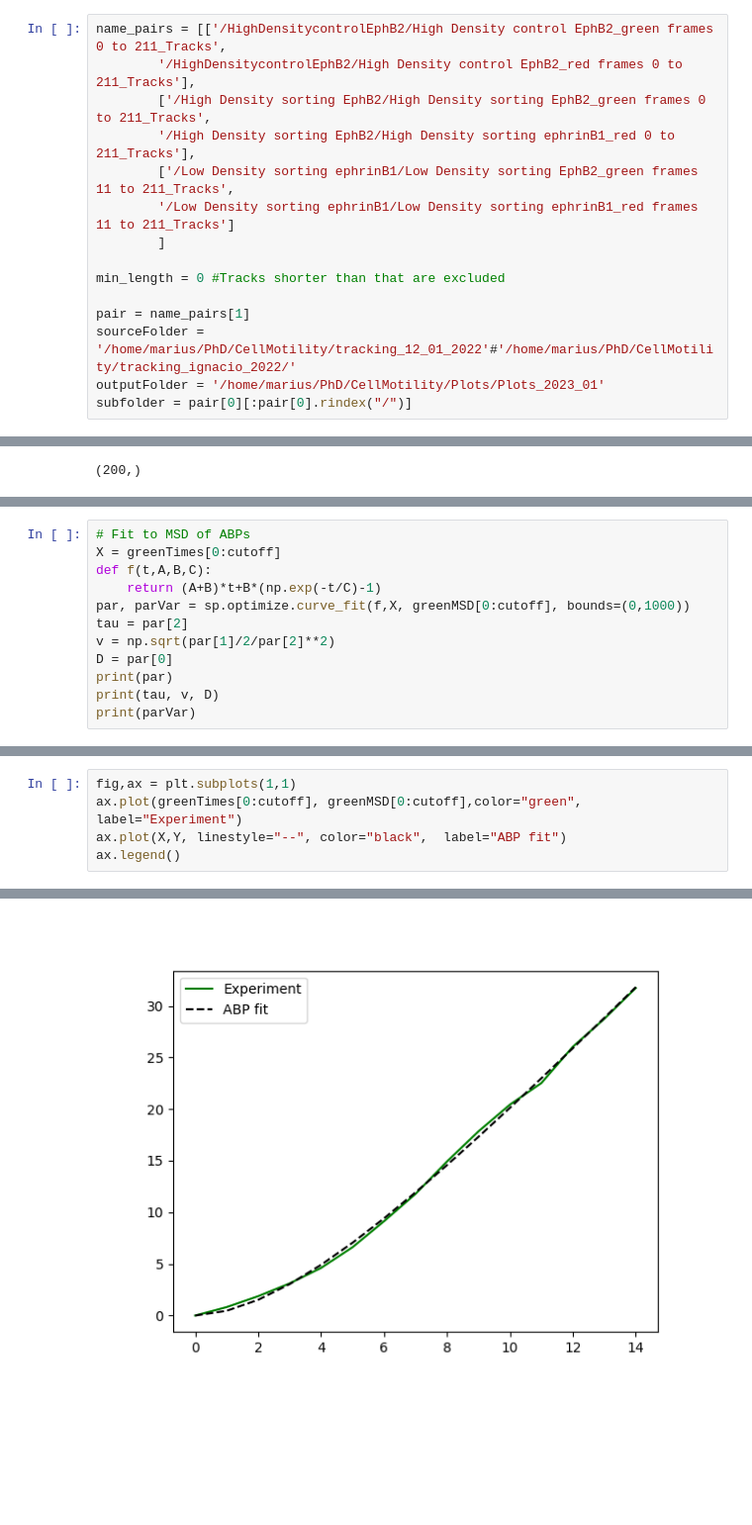
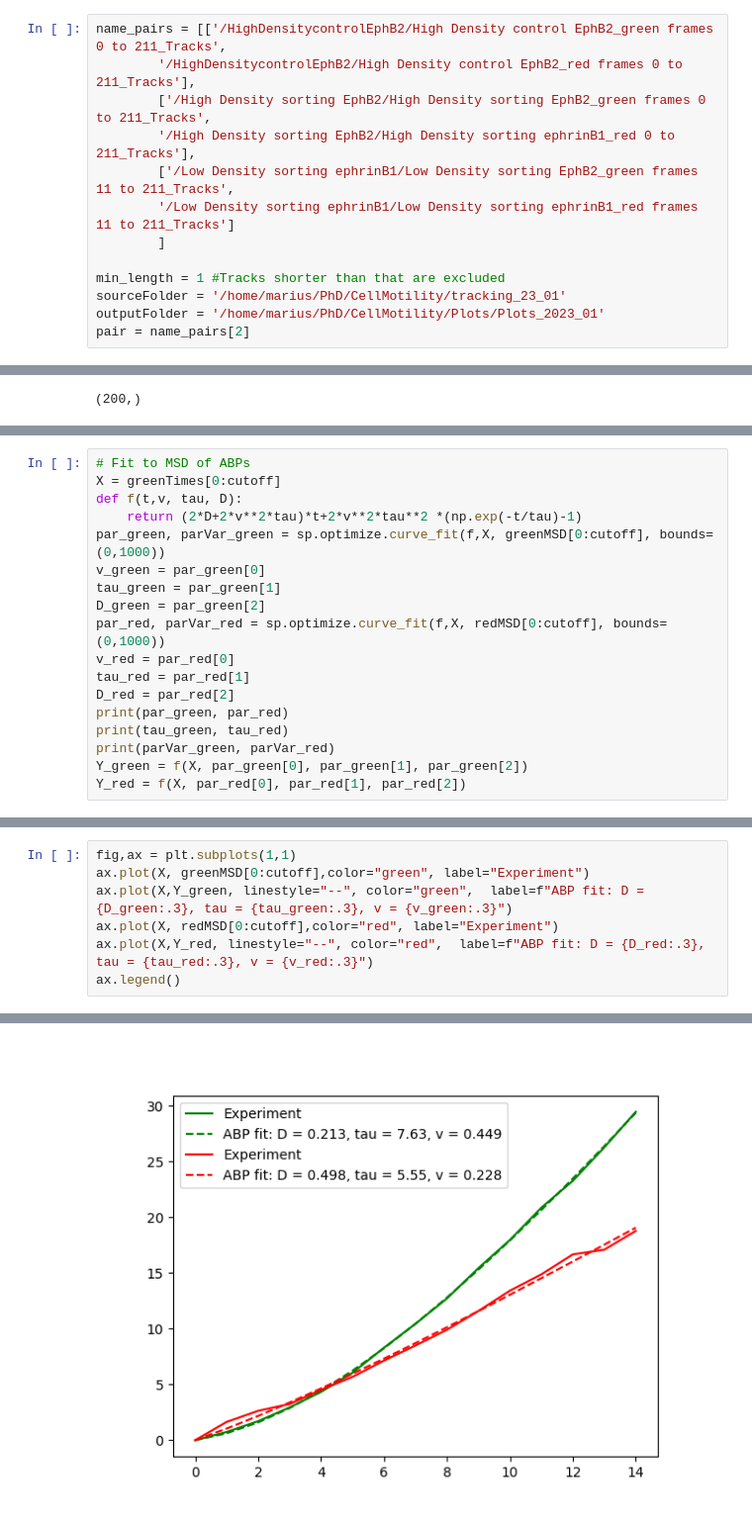
Before and after one commit to mb176/Cell-Tracking-Analysis, a Jupyter notebook: exp_analysis.ipynb, the cells around one changed output, grey strips where cells are left out. Shown: that part at 99% size. Saved outputs shown, nothing was run; the diff lists cells and outputs as text; blank space fills up the shorter version.

```diff
--- a/exp_analysis.ipynb
+++ b/exp_analysis.ipynb
@@ -20,12 +20,10 @@ name_pairs = [['/HighDensitycontrolEphB2/High Density control EphB2_green frames
         '/Low Density sorting ephrinB1/Low Density sorting ephrinB1_red frames 11 to 211_Tracks']
         ]
 
-min_length = 0 #Tracks shorter than that are excluded
-
-pair = name_pairs[1]
-sourceFolder = '/home/marius/PhD/CellMotility/tracking_12_01_2022'#'/home/marius/PhD/CellMotility/tracking_ignacio_2022/'
+min_length = 1 #Tracks shorter than that are excluded
+sourceFolder = '/home/marius/PhD/CellMotility/tracking_23_01'
 outputFolder = '/home/marius/PhD/CellMotility/Plots/Plots_2023_01'
-subfolder = pair[0][:pair[0].rindex("/")]
+pair = name_pairs[2]
 # %%
 #Load green tracks
 green_name = pair[0][:pair[0].find('f')]
@@ -61,13 +59,19 @@ fig.savefig(outputFolder+pair[0]+"_MSD.pdf",dpi=500)
 # %%
 # Fit to MSD of ABPs
 X = greenTimes[0:cutoff]
-def f(t,A,B,C):
-    return (A+B)*t+B*(np.exp(-t/C)-1)
-par, parVar = sp.optimize.curve_fit(f,X, greenMSD[0:cutoff], bounds=(0,1000))
-tau = par[2]
-v = np.sqrt(par[1]/2/par[2]**2)
-D = par[0]
-print(par)
-print(tau, v, D)
-print(parVar)
+def f(t,v, tau, D):
+    return (2*D+2*v**2*tau)*t+2*v**2*tau**2 *(np.exp(-t/tau)-1)
+par_green, parVar_green = sp.optimize.curve_fit(f,X, greenMSD[0:cutoff], bounds=(0,1000))
+v_green = par_green[0]
+tau_green = par_green[1]
+D_green = par_green[2]
+par_red, parVar_red = sp.optimize.curve_fit(f,X, redMSD[0:cutoff], bounds=(0,1000))
+v_red = par_red[0]
+tau_red = par_red[1]
+D_red = par_red[2]
+print(par_green, par_red)
+print(tau_green, tau_red)
+print(parVar_green, parVar_red)
+Y_green = f(X, par_green[0], par_green[1], par_green[2])
+Y_red = f(X, par_red[0], par_red[1], par_red[2])
 # %% [output]
@@ -79,8 +85,10 @@ print(parVar)
 # %%
 fig,ax = plt.subplots(1,1)
-ax.plot(greenTimes[0:cutoff], greenMSD[0:cutoff],color="green", label="Experiment")
-ax.plot(X,Y, linestyle="--", color="black",  label="ABP fit")
+ax.plot(X, greenMSD[0:cutoff],color="green", label="Experiment")
+ax.plot(X,Y_green, linestyle="--", color="green",  label=f"ABP fit: D = {D_green:.3}, tau = {tau_green:.3}, v = {v_green:.3}")
+ax.plot(X, redMSD[0:cutoff],color="red", label="Experiment")
+ax.plot(X,Y_red, linestyle="--", color="red",  label=f"ABP fit: D = {D_red:.3}, tau = {tau_red:.3}, v = {v_red:.3}")
 ax.legend()
 # %% [output]
 <matplotlib.legend.Legend at 0x...>
-[figure, old version]
+[figure, new version]
```
Also changed, not shown: parts of 26 cells of this notebook, 13 other files.
